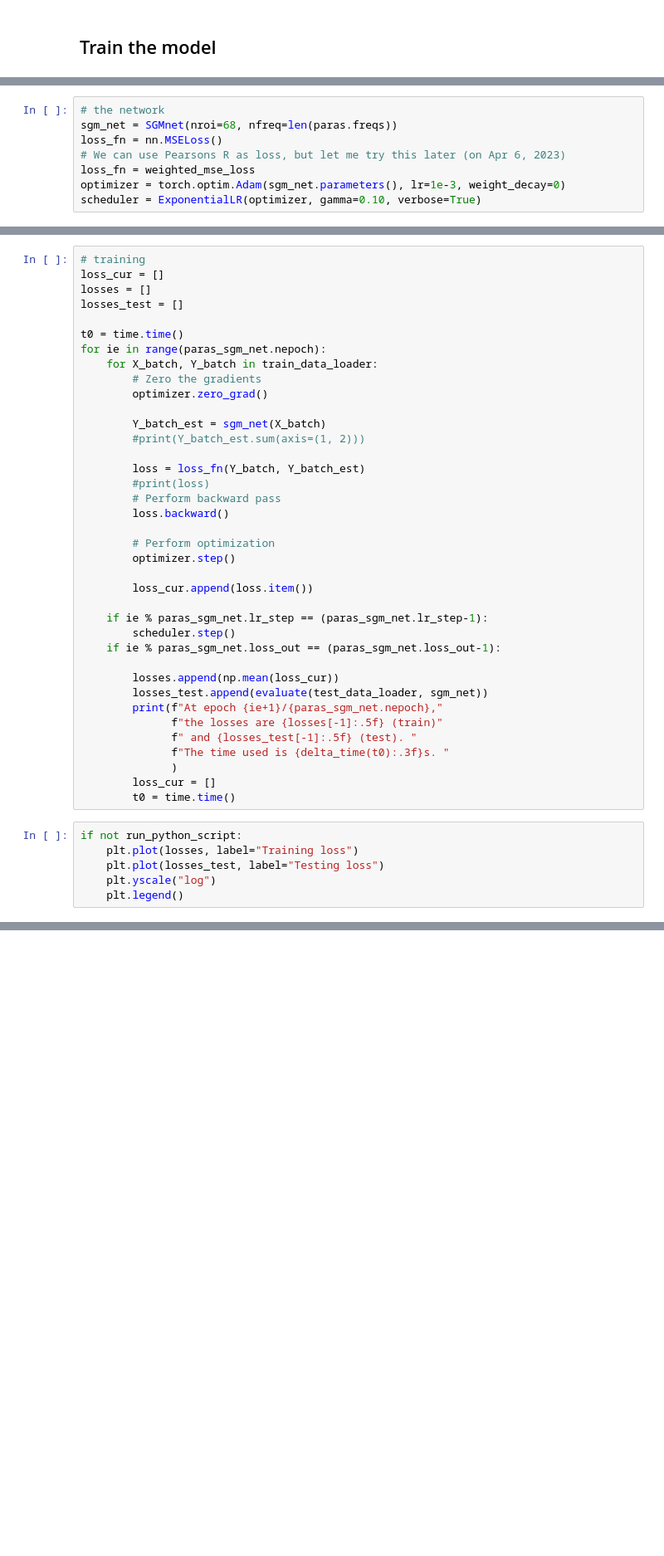
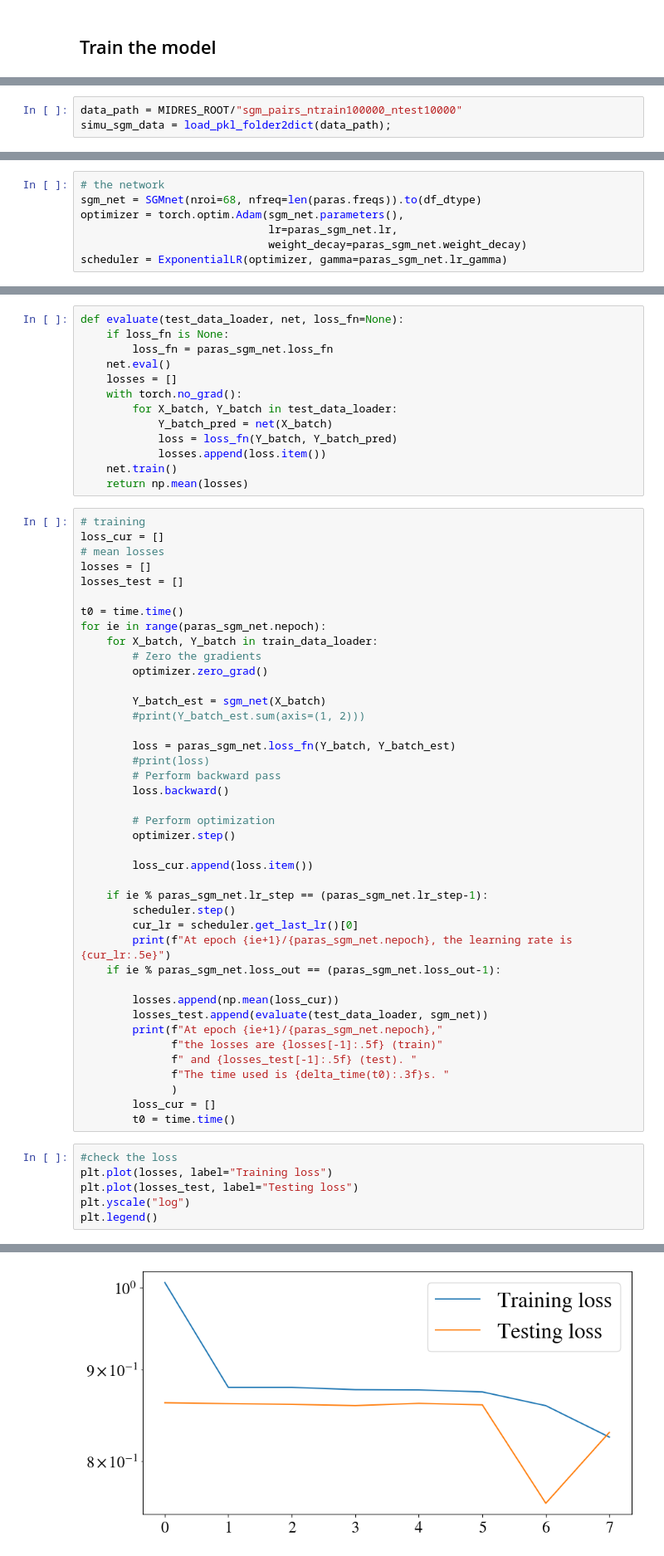
Before and after one commit to JINhuaqing/TV-SGM, a Jupyter notebook: notebooks/SGM_approx.ipynb, the cells around one changed output, grey strips where cells are left out. Shown at 83% size. Saved outputs shown, nothing was run; the diff lists cells and outputs as text; blank space fills up the shorter version.

```diff
--- a/notebooks/SGM_approx.ipynb
+++ b/notebooks/SGM_approx.ipynb
@@ -313,0 +184,3 @@ def evaluate(test_data_loader, net, loss_fn=None):
+# %%
+data_path = MIDRES_ROOT/"sgm_pairs_ntrain100000_ntest10000"
+simu_sgm_data = load_pkl_folder2dict(data_path);
@@ -328,10 +227,9 @@ test_data_loader = DataLoader(test_data, batch_size=paras_sgm_net.batchsize, shu
 <torch.utils.data.dataloader.DataLoader at 0x...>
 # %%
 # the network
-sgm_net = SGMnet(nroi=68, nfreq=len(paras.freqs))
-loss_fn = nn.MSELoss()
-# We can use Pearsons R as loss, but let me try this later (on Apr 6, 2023)
-loss_fn = weighted_mse_loss
-optimizer = torch.optim.Adam(sgm_net.parameters(), lr=1e-3, weight_decay=0)
-scheduler = ExponentialLR(optimizer, gamma=0.10, verbose=True)
+sgm_net = SGMnet(nroi=68, nfreq=len(paras.freqs)).to(df_dtype)
+optimizer = torch.optim.Adam(sgm_net.parameters(),
+                             lr=paras_sgm_net.lr,
+                             weight_decay=paras_sgm_net.weight_decay)
+scheduler = ExponentialLR(optimizer, gamma=paras_sgm_net.lr_gamma)
 # %% [output]
@@ -340,6 +237,20 @@ Adjusting learning rate of group 0 to 1.0000e-03.
+# %%
+def evaluate(test_data_loader, net, loss_fn=None):
+    if loss_fn is None:
+        loss_fn = paras_sgm_net.loss_fn
+    net.eval()
+    losses = []
+    with torch.no_grad():
+        for X_batch, Y_batch in test_data_loader:
+            Y_batch_pred = net(X_batch)
+            loss = loss_fn(Y_batch, Y_batch_pred)
+            losses.append(loss.item())
+    net.train()
+    return np.mean(losses)
 # %%
 # training
 loss_cur = []
+# mean losses
 losses = []
 losses_test = []
 
@@ -352,7 +263,7 @@ for ie in range(paras_sgm_net.nepoch):
         Y_batch_est = sgm_net(X_batch)
         #print(Y_batch_est.sum(axis=(1, 2)))
 
-        loss = loss_fn(Y_batch, Y_batch_est)
+        loss = paras_sgm_net.loss_fn(Y_batch, Y_batch_est)
         #print(loss)
         # Perform backward pass
         loss.backward()
@@ -364,6 +275,8 @@ for ie in range(paras_sgm_net.nepoch):
 
     if ie % paras_sgm_net.lr_step == (paras_sgm_net.lr_step-1):
         scheduler.step()
+        cur_lr = scheduler.get_last_lr()[0]
+        print(f"At epoch {ie+1}/{paras_sgm_net.nepoch}, the learning rate is {cur_lr:.5e}")
     if ie % paras_sgm_net.loss_out == (paras_sgm_net.loss_out-1):
 
         losses.append(np.mean(loss_cur))
@@ -376,8 +289,9 @@ for ie in range(paras_sgm_net.nepoch):
         loss_cur = []
         t0 = time.time()
 # %%
-if not run_python_script:
-    plt.plot(losses, label="Training loss")
-    plt.plot(losses_test, label="Testing loss")
-    plt.yscale("log")
-    plt.legend()
+#check the loss
+plt.plot(losses, label="Training loss")
+plt.plot(losses_test, label="Testing loss")
+plt.yscale("log")
+plt.legend()
+# %% [output]
@@ -384,3 +299,4 @@ if not run_python_script:
+[figure, added]
 # %%
 trained_model = edict()
 trained_model.model = sgm_net.cpu()
```
Also changed, not shown: parts of 35 cells of this notebook, 16 other files.
